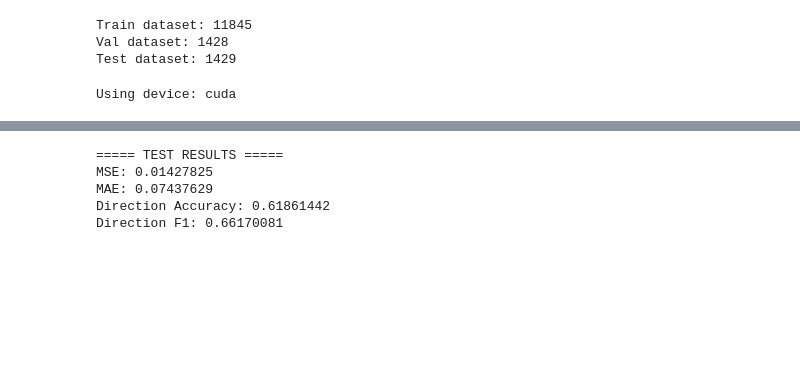
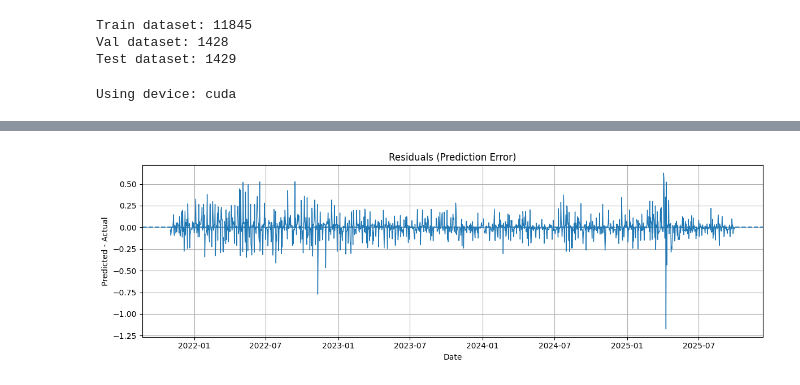
Before and after one commit to ton198/stock-market-price-predicting, a Jupyter notebook: source_code/stage1/hybrid_LSTM.ipynb, the cells around one changed output, grey strips where cells are left out. Drawn from its saved outputs; the diff is of its cells as text; code cells hidden in the pictures; blank space fills up the shorter version.

```diff
--- a/source_code/stage1/hybrid_LSTM.ipynb
+++ b/source_code/stage1/hybrid_LSTM.ipynb
@@ -389,44 +454,18 @@ plt.show()
-# %%
-# Cell 16
-def direction_accuracy(y_true, y_pred):
-    y_true_dir = np.sign(y_true)
-    y_pred_dir = np.sign(y_pred)
-    return np.mean(y_true_dir == y_pred_dir)
-
-def direction_f1(y_true, y_pred):
-    y_true_bin = (y_true > 0).astype(int)
-    y_pred_bin = (y_pred > 0).astype(int)
-    return f1_score(y_true_bin, y_pred_bin)
-
-model.eval()
-
-all_preds = []
-all_targets = []
-
-with torch.no_grad():
-    for x_seq, y in test_loader:
-        x_seq = x_seq.to(device)
-        preds = model(x_seq)
-
-        all_preds.append(preds.cpu().numpy())
-        all_targets.append(y.numpy())
-
-preds = np.concatenate(all_preds)
-targets = np.concatenate(all_targets)
-
-mse = np.mean((preds - targets) ** 2)
-mae = mean_absolute_error(targets, preds)
-acc = direction_accuracy(targets, preds)
-f1 = direction_f1(targets, preds)
-
-print("===== TEST RESULTS =====")
-print(f"MSE: {mse:.8f}")
-print(f"MAE: {mae:.8f}")
-print(f"Direction Accuracy: {acc:.8f}")
-print(f"Direction F1: {f1:.8f}")
-# %% [output]
-===== TEST RESULTS =====
-MSE: 0.01427825
-MAE: 0.07437629
-Direction Accuracy: 0.61861442
-Direction F1: 0.66170081
+# %%
+residuals = preds - targets
+
+test_dates = test_df["date"].values[WINDOW_SIZE:WINDOW_SIZE + len(preds)]
+
+plt.figure(figsize=(12, 4))
+plt.plot(test_dates, residuals, linewidth=1.0)
+
+plt.axhline(0, linestyle="--")
+plt.title("Residuals (Prediction Error)")
+plt.xlabel("Date")
+plt.ylabel("Predicted - Actual")
+
+plt.grid(True)
+plt.tight_layout()
+plt.show()
+# %% [output]
+[figure, added]
```
Also changed, not shown: parts of 5 cells of this notebook.
